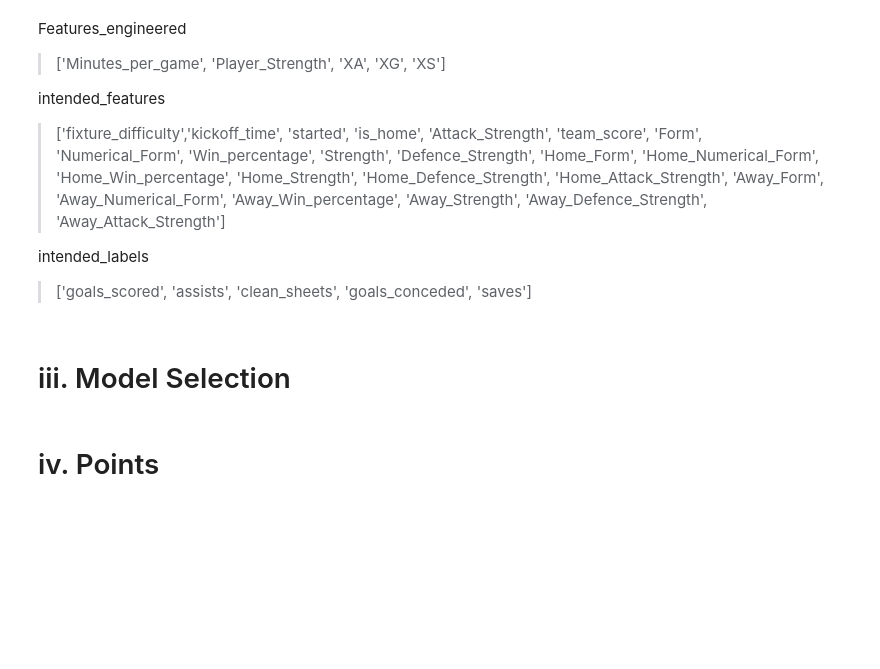
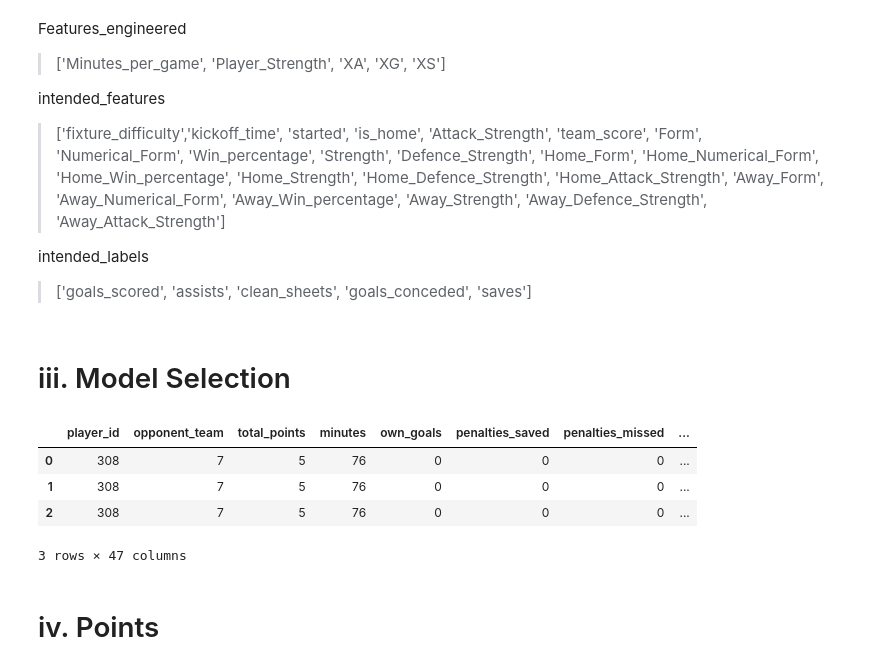
Before and after one commit to donald-okara/FPL_point_predictor, a Jupyter notebook: fpl_notebook.ipynb, the cells around one changed output. Cells and saved outputs as stored; diff of their text form; code cells hidden in the pictures; blank space fills up the shorter version.

Commit message:
Team predictions made successfully

```diff
--- a/fpl_notebook.ipynb
+++ b/fpl_notebook.ipynb
@@ -78,11 +80,9 @@ import tensorflow as tf
 from sklearn.model_selection import train_test_split
 from sklearn.preprocessing import StandardScaler
 from sklearn.pipeline import Pipeline
-from sklearn.base import BaseEstimator, TransformerMixin
 from sklearn.feature_selection import SelectKBest, f_regression
 
 num_top_features = 8  # Set it to the total number of features
-
 
 def load_data_for_player(player_id):
     # Define the URL for the player's data
@@ -108,6 +108,7 @@ def load_data_for_player(player_id):
         player_history_df.drop(columns=columns_to_drop, inplace=True)
         player_history_df = player_history_df.merge(elements, on='player_id')
         player_history_df = player_history_df.merge(filtered_teams, on=['team_id'])
+        player_history_df['player_fixture_id'] = player_history_df['player_id'].astype(str) + '_' + player_history_df['event_id'].astype(str)
 
         # Perform any necessary data cleaning and feature engineering here
         player_history_df['kickoff_time'] = pd.to_datetime(player_history_df['kickoff_time'])
@@ -115,7 +116,6 @@ def load_data_for_player(player_id):
         player_history_df = player_history_df.fillna(method='ffill')
         player_history_df['is_home'] = player_history_df['is_home'].astype(int)
         labels = ['goals_scored', 'assists', 'clean_sheets', 'goals_conceded', 'saves']
-
 
         player_future_fxt = player_history_df[player_history_df['started'] == False].head(3)
         player_future_fxt.drop(columns=labels, inplace=True)
@@ -150,10 +150,10 @@ def train_model(X_train, y_train):
 
     return pipeline
 
+# Define a function to process a player
 def process_player(player_id):
-    global Don_Team  # Declare Don_Team as a global variable
-
-    # Load data for the specified player using player_id
+    Don_Team = pd.DataFrame()
+    Don_Team_list = []    # Load data for the specified player using player_id
     player_history_df, player_future_fxt = load_data_for_player(player_id)
 
     if player_history_df is not None and player_future_fxt is not None:
@@ -179,26 +179,19 @@ def process_player(player_id):
 
             # Create a DataFrame for the player's data
             player_data = player_history_df.copy()
-            player_data['player_fixture_id'] = player_data['player_id'].astype(str) + '_' + player_data['event_id'].astype(str)
-            player_future_fxt['player_fixture_id'] = player_future_fxt['player_id'].astype(str) + '_' + player_future_fxt['event_id'].astype(str)
 
             # Add predictions to player_future_fxt
             player_future_fxt[label_to_predict] = label_predictions
 
-            # Join player_data with player_future_fxt
-            combined_data = player_data.merge(player_future_fxt, on='player_fixture_id')
+        # Append the combined data to the Don_Team DataFrame
+        Don_Team = pd.concat([Don_Team, player_future_fxt], ignore_index=True)
+        # Reset the index of Don_Team
+        Don_Team.reset_index(drop=True, inplace=True)
 
-            # Append the combined data to the list
-            Don_Team_list.append(combined_data)
+        Don_Team = Don_Team.drop_duplicates(subset=['opponent_team', 'total_points', 'player_fixture_id'])
 
+        return Don_Team
 
-            # Print the predictions for the player's future fixtures
-            player_name = player_history_df['web_name'].iloc[0]
-            print(f"Player '{player_name}': Predictions for future fixtures ({label_to_predict}):")
-            print(label_predictions[0][0])
-
-            # After processing all players, concatenate the DataFrames in the list into a single DataFrame
-            Don_Team = pd.concat(Don_Team_list, ignore_index=True)
     else:
         # Handle the case when data loading fails
         print(f"Data loading failed for player ID: {player_id}")
@@ -215,2 +203,12 @@ for player_id in player_ids:
+# %%
+Salah = process_player(308)
+# %%
+Salah
+# %% [output]
+|  | player_id | opponent_team | total_points | minutes | own_goals | penalties_saved | penalties_missed | ... |
+| 0 | 308 | 7 | 5 | 76 | 0 | 0 | 0 | ... |
+| 1 | 308 | 7 | 5 | 76 | 0 | 0 | 0 | ... |
+| 2 | 308 | 7 | 5 | 76 | 0 | 0 | 0 | ... |
+3 rows × 47 columns
 # %% [markdown]
 # iv. Points
```
Also changed, not shown: parts of 5 cells of this notebook.
